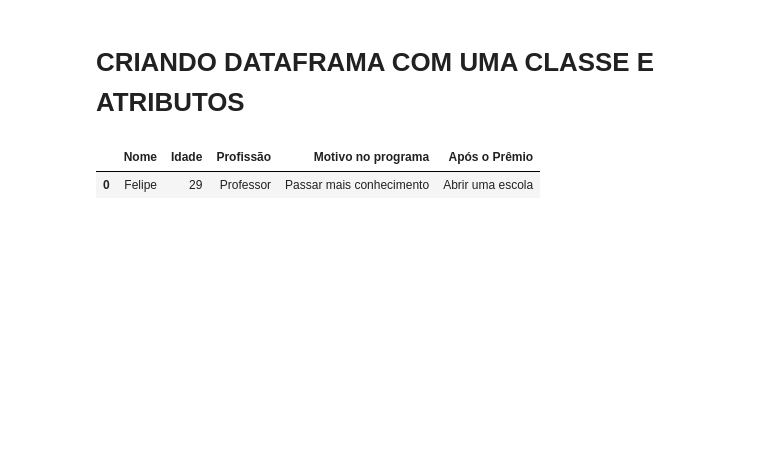
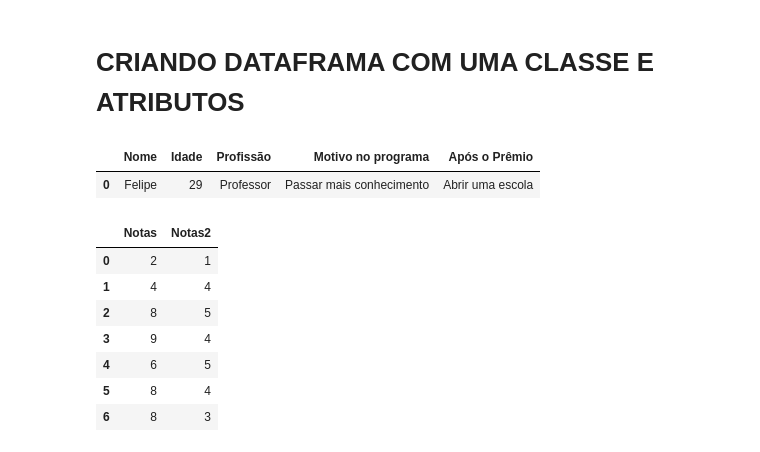
Before and after one commit to Vvitoor21/PythonForDataAnalytics, a Jupyter notebook: 8_Criando_DataFrames_E_Selecionando(Queries).ipynb, the cells around one changed output. Cells and saved outputs as stored; diff of their text form; code cells hidden in the pictures; blank space fills up the shorter version.

```diff
--- a/8_Criando_DataFrames_E_Selecionando(Queries).ipynb
+++ b/8_Criando_DataFrames_E_Selecionando(Queries).ipynb
@@ -458,3 +458,16 @@ dados2
 # %% [output]
 |  | Nome | Idade | Profissão | Motivo no programa | Após o Prêmio |
 | 0 | Felipe | 29 | Professor | Passar mais conhecimento | Abrir uma escola |
+# %%
+treino = pd.DataFrame({'Notas':[2,4,8,9,6,8,8],
+                       'Notas2':[1,4,5,4,5,4,3]})
+treino
+# %% [output]
+|  | Notas | Notas2 |
+| 0 | 2 | 1 |
+| 1 | 4 | 4 |
+| 2 | 8 | 5 |
+| 3 | 9 | 4 |
+| 4 | 6 | 5 |
+| 5 | 8 | 4 |
+| 6 | 8 | 3 |
```
Also changed, not shown: parts of 5 cells of this notebook.
